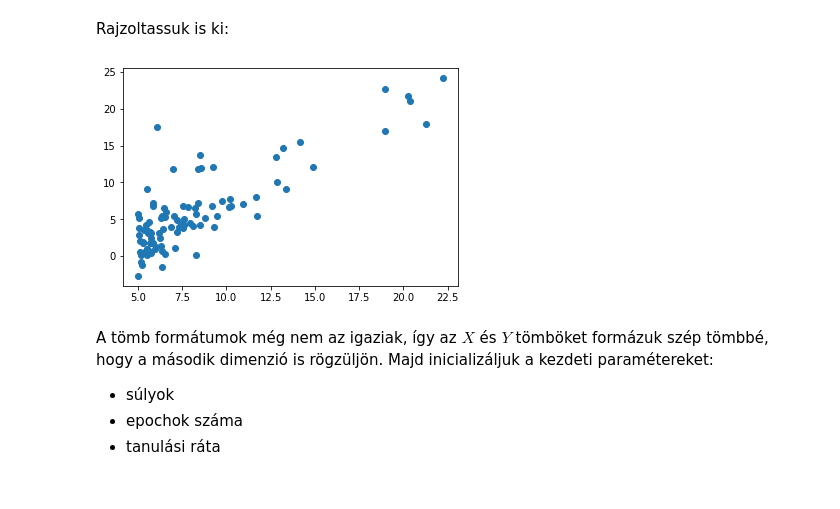
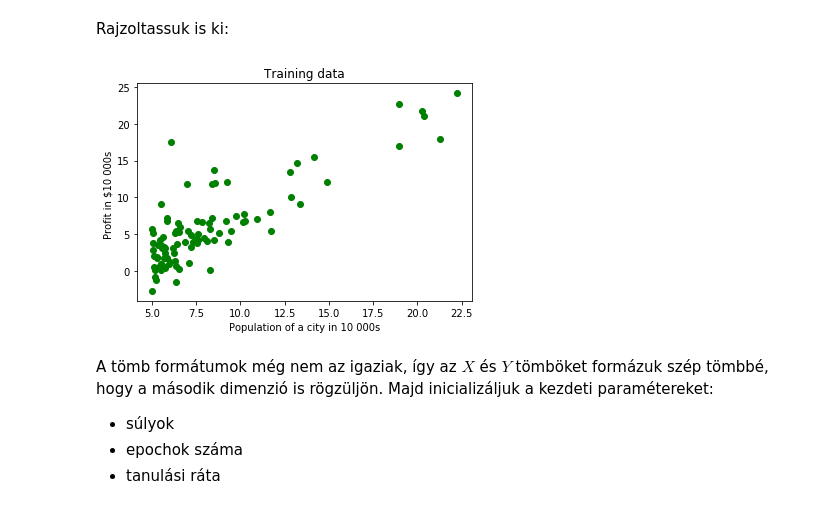
Before and after one commit to Fortuz/MIKRO_lab, a Jupyter notebook: AdaptiveRoboLabor/Jupyter/L01 - LinearRegressionOneVariable/L01 - Linear Regression with One Variable.ipynb, the cells around one changed output. Cells and saved outputs as stored; diff of their text form; code cells hidden in the pictures.

```diff
--- a/AdaptiveRoboLabor/Jupyter/L01 - LinearRegressionOneVariable/L01 - Linear Regression with One Variable.ipynb
+++ b/AdaptiveRoboLabor/Jupyter/L01 - LinearRegressionOneVariable/L01 - Linear Regression with One Variable.ipynb
@@ -38,7 +40,7 @@ import matplotlib.pyplot as plt
 # %% [markdown]
 ### Második lépésként az adatainkat olvassuk be fileból:
 # %%
-file=open("ex1data1.txt",'r')
+file=open("Lab1data.txt",'r')
 lines=file.readlines()
 file.close()
 # Fontos, hogy egy buborékba legyen a megnyitás és lezárás. Egyéb esetekben nem várt hibát okozhat.
@@ -91,11 +93,14 @@ X dimenziója: (97,) ; X értékei:
 Az adatok száma:  97
 # %% [markdown]
 Rajzoltassuk is ki:
-# %%
-plt.plot(X,Y,'o')
-plt.show()
-# %% [output]
-[figure, removed]
+# %%
+plt.plot(X,Y,'o', c= "g")
+plt.title("Training data")
+plt.xlabel("Population of a city in 10 000s")
+plt.ylabel("Profit in $10 000s ")
+plt.show()
+# %% [output]
+[figure, added]
 # %% [markdown]
 A tömb formátumok még nem az igaziak, így az $X$ és $Y$ tömböket formázuk szép tömbbé, hogy a második dimenzió is rögzüljön. Majd inicializáljuk a kezdeti paramétereket:
 - súlyok
```
Also changed, not shown: parts of 13 cells of this notebook, 6 other files.
